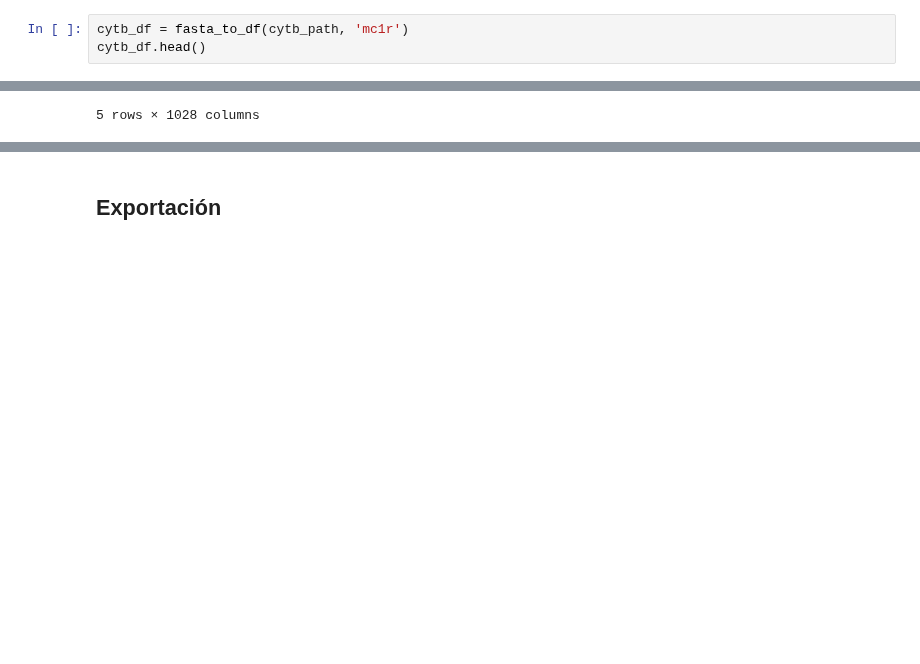
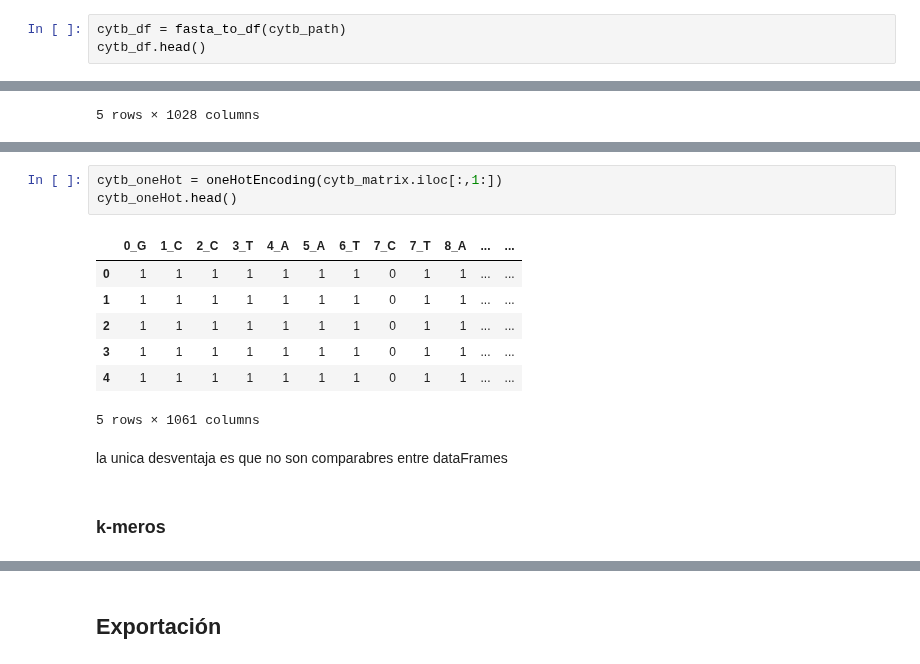
Before and after one commit to Desert-Analytics/genomica-cachoril, a Jupyter notebook: nbs/data.ipynb, the cells around one changed output, grey strips where cells are left out. Drawn from its saved outputs; the diff is of its cells as text; blank space fills up the shorter version.

```diff
--- a/nbs/data.ipynb
+++ b/nbs/data.ipynb
@@ -53,7 +54,7 @@ mc1r_df.shape
 # %% [output]
 (43, 2)
 # %%
-cytb_df = fasta_to_df(cytb_path, 'mc1r')
+cytb_df = fasta_to_df(cytb_path)
 cytb_df.head()
 # %% [output]
 |  | id | sequence |
@@ -226,0 +253,15 @@ cytb_encoded.head()
+# %%
+cytb_oneHot = oneHotEncoding(cytb_matrix.iloc[:,1:])
+cytb_oneHot.head()
+# %% [output]
+|  | 0_G | 1_C | 2_C | 3_T | 4_A | 5_A | 6_T | 7_C | 7_T | 8_A | ... | ... |
+| 0 | 1 | 1 | 1 | 1 | 1 | 1 | 1 | 0 | 1 | 1 | ... | ... |
+| 1 | 1 | 1 | 1 | 1 | 1 | 1 | 1 | 0 | 1 | 1 | ... | ... |
+| 2 | 1 | 1 | 1 | 1 | 1 | 1 | 1 | 0 | 1 | 1 | ... | ... |
+| 3 | 1 | 1 | 1 | 1 | 1 | 1 | 1 | 0 | 1 | 1 | ... | ... |
+| 4 | 1 | 1 | 1 | 1 | 1 | 1 | 1 | 0 | 1 | 1 | ... | ... |
+5 rows × 1061 columns
+# %% [markdown]
+la unica desventaja es que no son comparabres entre dataFrames
+# %% [markdown]
+### k-meros
```
Also changed, not shown: parts of 19 cells of this notebook, 2 other files.
